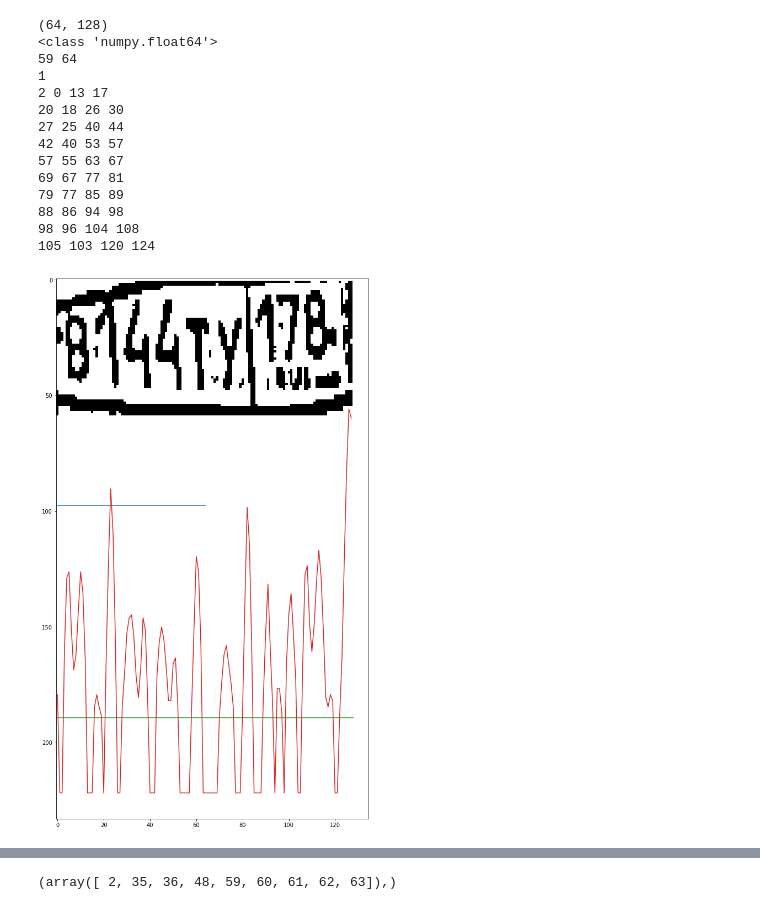
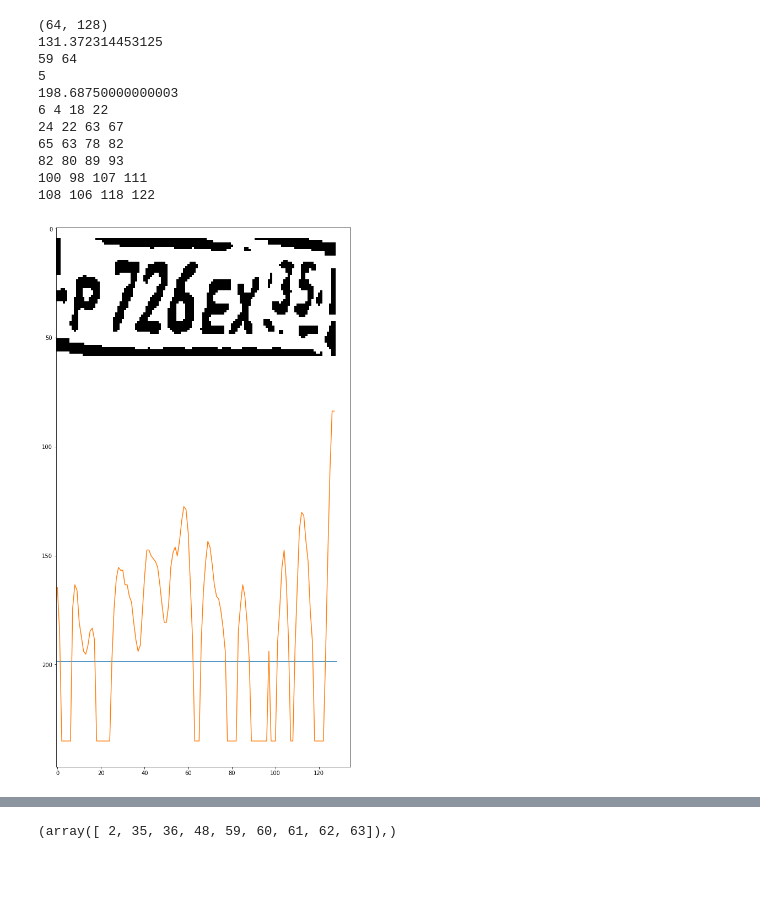
Before and after one commit to BEugen/Rslp, a Jupyter notebook: DataGenerate/img-lp.ipynb, the cells around one changed output, grey strips where cells are left out. Cells and saved outputs as stored; diff of their text form; code cells hidden in the pictures; blank space fills up the shorter version.

```diff
--- a/DataGenerate/img-lp.ipynb
+++ b/DataGenerate/img-lp.ipynb
@@ -125,32 +106,30 @@ if img is not None:
 # %%
-img=cv2.imread('/home/administrator/1/17_1499_B144TY178.jpg', cv2.IMREAD_GRAYSCALE)
+img=cv2.imread('/mnt/misk/misk/lplate/data/data_rt/1/0_431_P726EX35.bmp', cv2.IMREAD_GRAYSCALE)
+img=cv2.resize(img, (128, 64))
 print(img.shape)
 MEAN_SIZE = 2
 fig = plt.figure(figsize=(15,18))
 #img = cv2.adaptiveThreshold(img, 200, cv2.ADAPTIVE_THRESH_GAUSSIAN_C, cv2.THRESH_BINARY, 9, 3)
 kernel = np.ones((1,1),np.uint8)
 img = cv2.erode(img, kernel, iterations = 1)
 kernel = cv2.getStructuringElement(cv2.MORPH_ELLIPSE, (6, 1))
 ret, img = cv2.threshold(img, 100, 255, 0)
 img = cv2.morphologyEx(img, cv2.MORPH_CLOSE, kernel)
-plt.plot([0, img.shape[0]], [med_all_img, med_all_img])
-plt.plot(mean_imgs)
+#plt.plot([0, img.shape[0]], [med_all_img, med_all_img])
+#plt.plot(mean_imgs)
 img = lp_crop(img)
 imgplot = plt.imshow(img, cmap='gray')
 imgs = char_crop(img)
 # %% [output]
 (64, 128)
-<class 'numpy.float64'>
+131.372314453125
 59 64
-1
-2 0 13 17
-20 18 26 30
-27 25 40 44
-42 40 53 57
-57 55 63 67
-69 67 77 81
-79 77 85 89
-88 86 94 98
-98 96 104 108
-105 103 120 124
+5
+198.68750000000003
+6 4 18 22
+24 22 63 67
+65 63 78 82
+82 80 89 93
+100 98 107 111
+108 106 118 122
-[figure, old version]
+[figure, new version]
```
Also changed, not shown: parts of 10 cells of this notebook.
